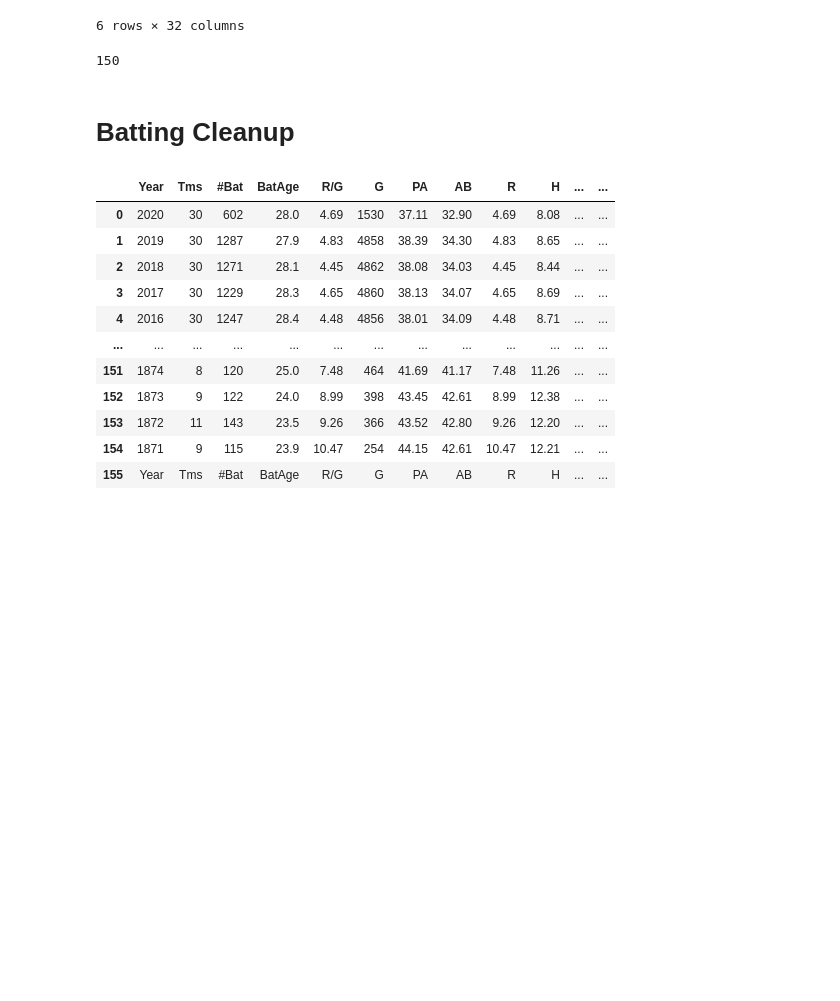
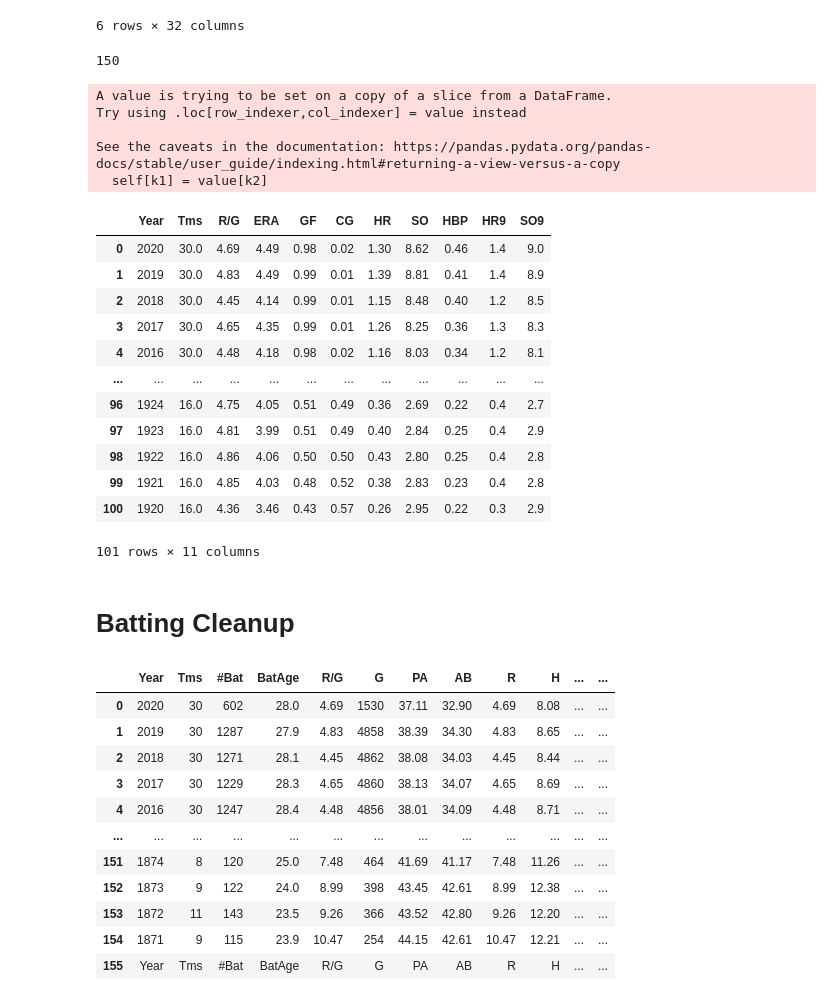
Before and after one commit to phuphan626/Project-2-Group5, a Jupyter notebook: init_notebook.ipynb, the cells around one changed output. Cells and saved outputs as stored; diff of their text form; code cells hidden in the pictures; blank space fills up the shorter version.

```diff
--- a/init_notebook.ipynb
+++ b/init_notebook.ipynb
@@ -65,3 +66,36 @@ columns_to_drop=['']
+# %%
+# Reset index to Year column
+cleaned_baseball_df=cleaned_baseball_df.reset_index()
+# %%
+# Convert the Year to integer
+cleaned_baseball_df['Year']=cleaned_baseball_df['Year'].astype(int)
+# %%
+# Filter out the year from 1920
+cleaned_baseball_df=cleaned_baseball_df.loc[(cleaned_baseball_df['Year']>=1920)]
+# %%
+cleaned_baseball_df[['Tms','R/G','ERA','GF','CG','HR','SO','HBP','HR9','SO9']]=cleaned_baseball_df[['Tms','R/G','ERA','GF','CG','HR','SO','HBP','HR9','SO9']].astype(float)
+# %% [output]
+A value is trying to be set on a copy of a slice from a DataFrame.
+Try using .loc[row_indexer,col_indexer] = value instead
+
+See the caveats in the documentation: https://pandas.pydata.org/pandas-docs/stable/user_guide/indexing.html#returning-a-view-versus-a-copy
+  self[k1] = value[k2]
+# %%
+cleaned_baseball_df
+# %% [output]
+|  | Year | Tms | R/G | ERA | GF | CG | HR | SO | HBP | HR9 | SO9 |
+| 0 | 2020 | 30.0 | 4.69 | 4.49 | 0.98 | 0.02 | 1.30 | 8.62 | 0.46 | 1.4 | 9.0 |
+| 1 | 2019 | 30.0 | 4.83 | 4.49 | 0.99 | 0.01 | 1.39 | 8.81 | 0.41 | 1.4 | 8.9 |
+| 2 | 2018 | 30.0 | 4.45 | 4.14 | 0.99 | 0.01 | 1.15 | 8.48 | 0.40 | 1.2 | 8.5 |
+| 3 | 2017 | 30.0 | 4.65 | 4.35 | 0.99 | 0.01 | 1.26 | 8.25 | 0.36 | 1.3 | 8.3 |
+| 4 | 2016 | 30.0 | 4.48 | 4.18 | 0.98 | 0.02 | 1.16 | 8.03 | 0.34 | 1.2 | 8.1 |
+| ... | ... | ... | ... | ... | ... | ... | ... | ... | ... | ... | ... |
+| 96 | 1924 | 16.0 | 4.75 | 4.05 | 0.51 | 0.49 | 0.36 | 2.69 | 0.22 | 0.4 | 2.7 |
+| 97 | 1923 | 16.0 | 4.81 | 3.99 | 0.51 | 0.49 | 0.40 | 2.84 | 0.25 | 0.4 | 2.9 |
+| 98 | 1922 | 16.0 | 4.86 | 4.06 | 0.50 | 0.50 | 0.43 | 2.80 | 0.25 | 0.4 | 2.8 |
+| 99 | 1921 | 16.0 | 4.85 | 4.03 | 0.48 | 0.52 | 0.38 | 2.83 | 0.23 | 0.4 | 2.8 |
+| 100 | 1920 | 16.0 | 4.36 | 3.46 | 0.43 | 0.57 | 0.26 | 2.95 | 0.22 | 0.3 | 2.9 |
+101 rows × 11 columns
 # %% [markdown]
 # Batting Cleanup
 # %%
```
Also changed, not shown: parts of 11 cells of this notebook.
